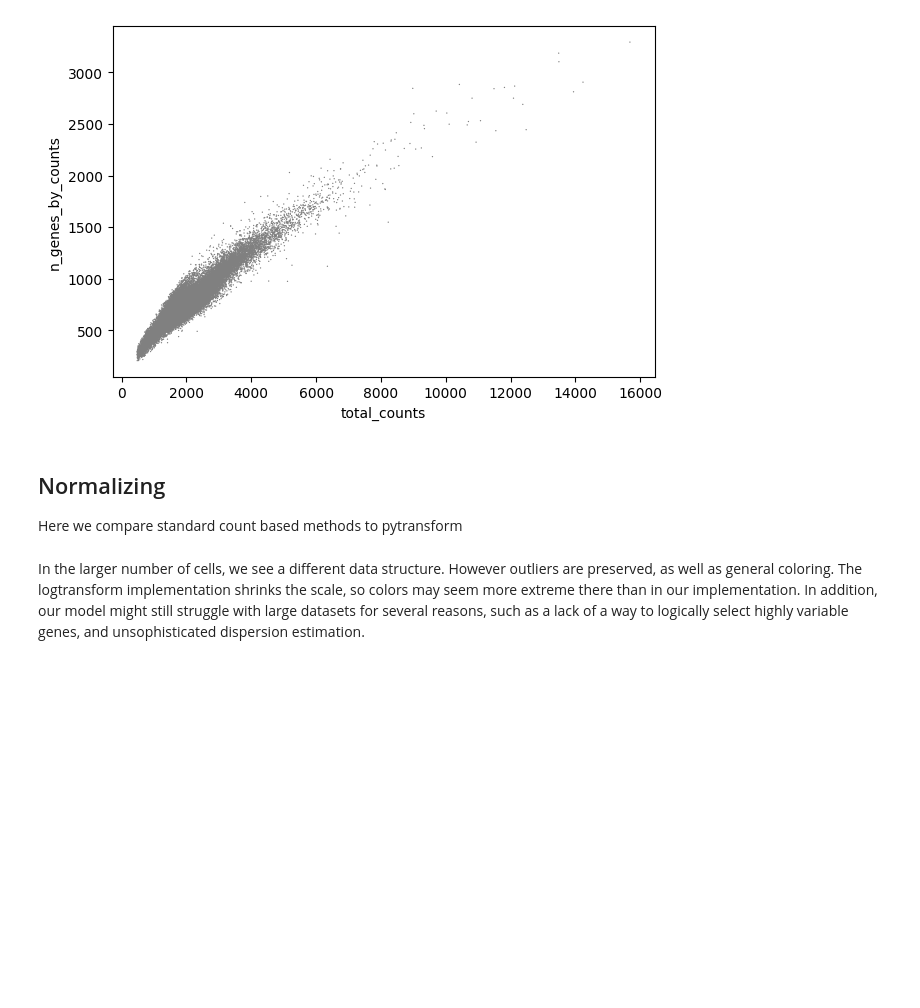
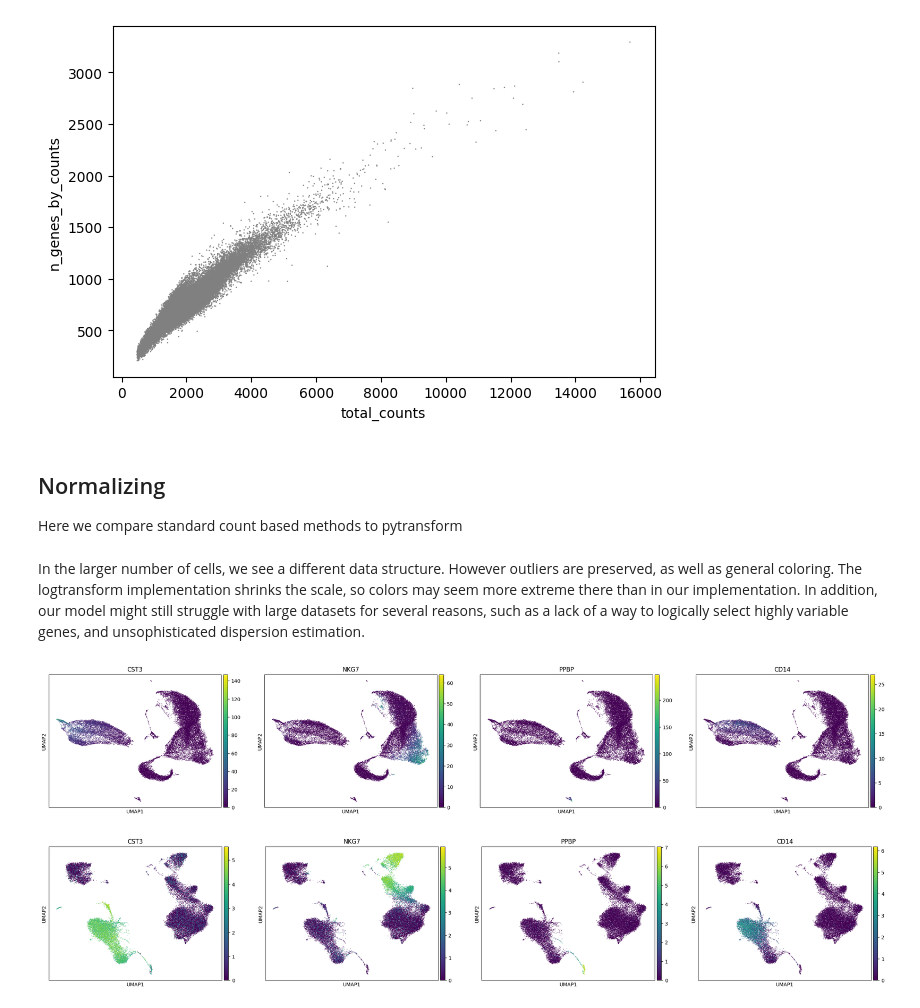
Before and after one commit to LinearParadox/pytransform, a Jupyter notebook: example/example_pytransform_30k.ipynb, the cells around one changed output. Cells and saved outputs as stored; diff of their text form; code cells hidden in the pictures; blank space fills up the shorter version.

```diff
--- a/example/example_pytransform_30k.ipynb
+++ b/example/example_pytransform_30k.ipynb
@@ -66,5 +66,8 @@ sc.tl.umap(adata_logtransform)
 # %% [markdown]
 In the larger number of cells, we see a different data structure. However outliers are preserved, as well as general coloring. The logtransform implementation shrinks the scale, so colors may seem more extreme there than in our implementation. In addition, our model might still struggle with large datasets for several reasons, such as a lack of a way to logically select highly variable genes, and unsophisticated dispersion estimation.
 # %%
-sc.pl.umap(adata, color=['CST3', 'NKG7', 'PPBP'])
-sc.pl.umap(adata_logtransform, color=['CST3', 'NKG7', 'PPBP'])
+sc.pl.umap(adata, color=['CST3', 'NKG7', 'PPBP', "CD14"])
+sc.pl.umap(adata_logtransform, color=['CST3', 'NKG7', 'PPBP', "CD14"])
+# %% [output]
+[figure, added]
+[figure, added]
```
Also changed, not shown: parts of 2 cells of this notebook, 1 other file.
